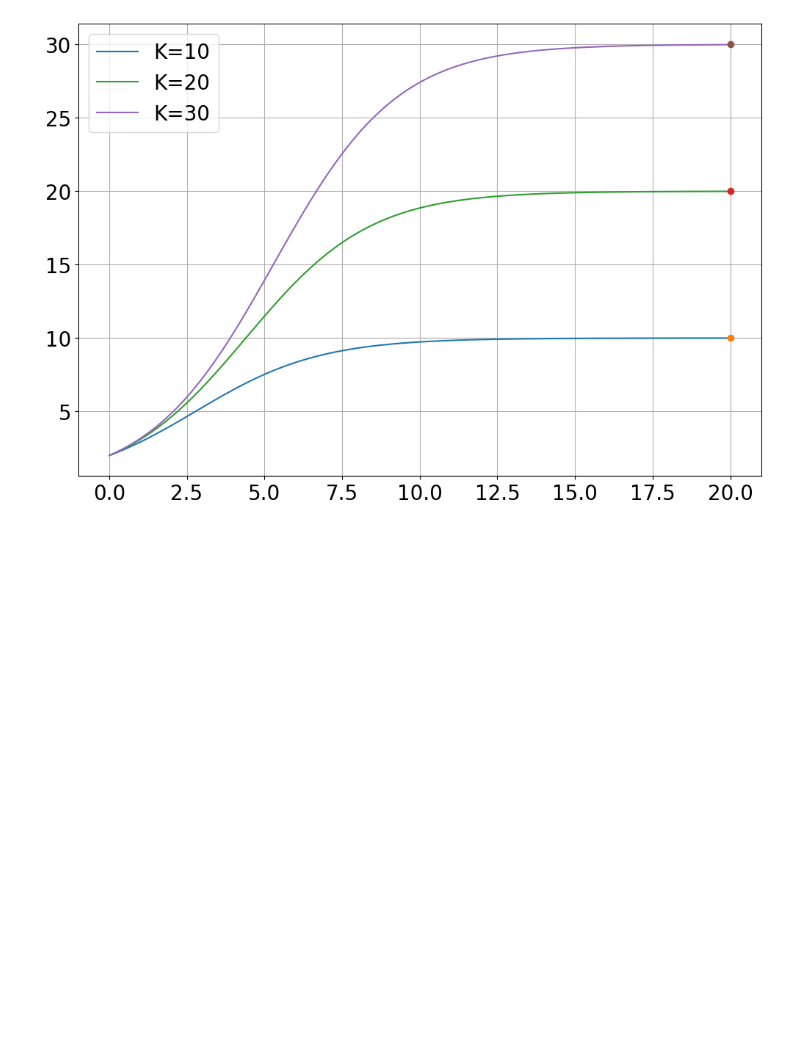
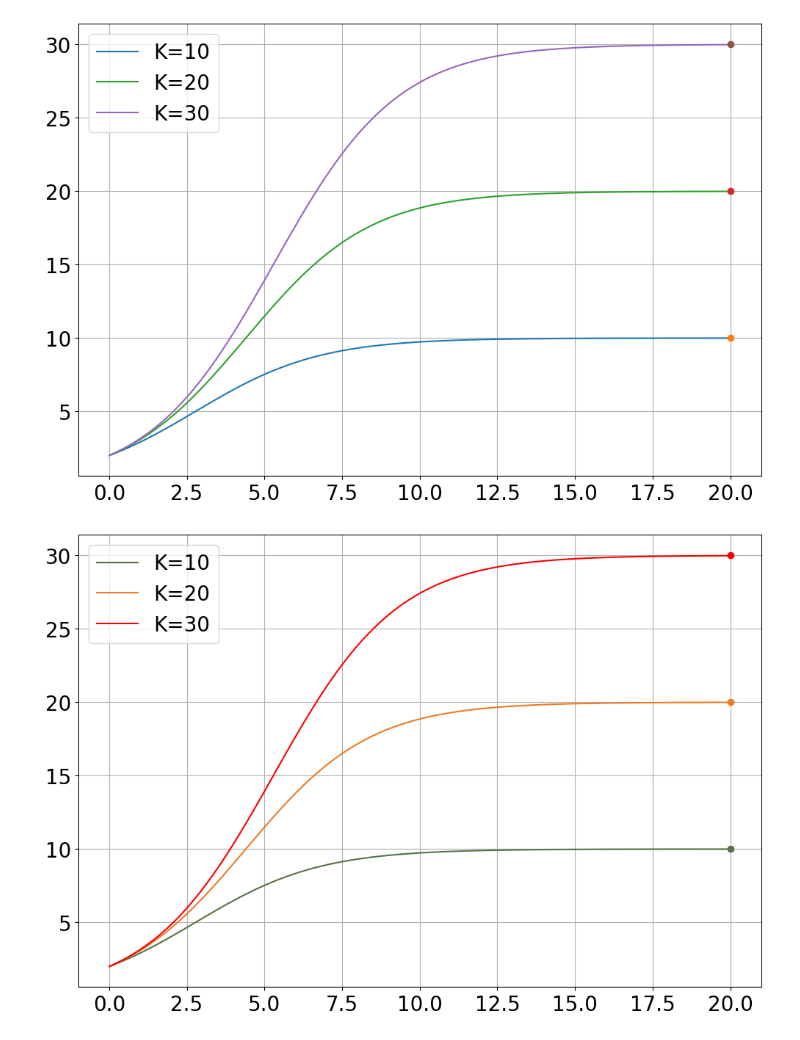
Before and after one commit to bblais/Computer-Programming-for-the-Sciences-Spring-2023, a Jupyter notebook: Sprint #1 - Algorithms and Simulation/2023-02-07 - Population growth model.ipynb, the cells around one changed output. Drawn from its saved outputs; the diff is of its cells as text; code cells hidden in the pictures; blank space fills up the shorter version.

```diff
--- a/Sprint #1 - Algorithms and Simulation/2023-02-07 - Population growth model.ipynb
+++ b/Sprint #1 - Algorithms and Simulation/2023-02-07 - Population growth model.ipynb
@@ -196,3 +196,38 @@ for K in [10,20,30]:
     legend()
 # %% [output]
 [figure]
+# %%
+colors=['#587246','#EC7C26','#F80000']
+# %%
+for color,K in zip(colors,[10,20,30]):
+    p=2
+    t=0
+
+    a=0.5
+    #K=10
+
+    dt=0.01
+
+    S=Storage()
+
+    while t<20:
+
+        dp=(a*p*(1-p/K))*dt
+
+        p=p+dp
+        t=t+dt
+
+        S+=t,p
+
+
+    t,p=S.arrays()
+
+
+    plot(t,p,label=f'K={K}',color=color)
+
+    plot([t.max()],[K],'o',color=color)
+
+
+    legend()
+# %% [output]
+[figure, added]
```
Also changed, not shown: 3 other files.
